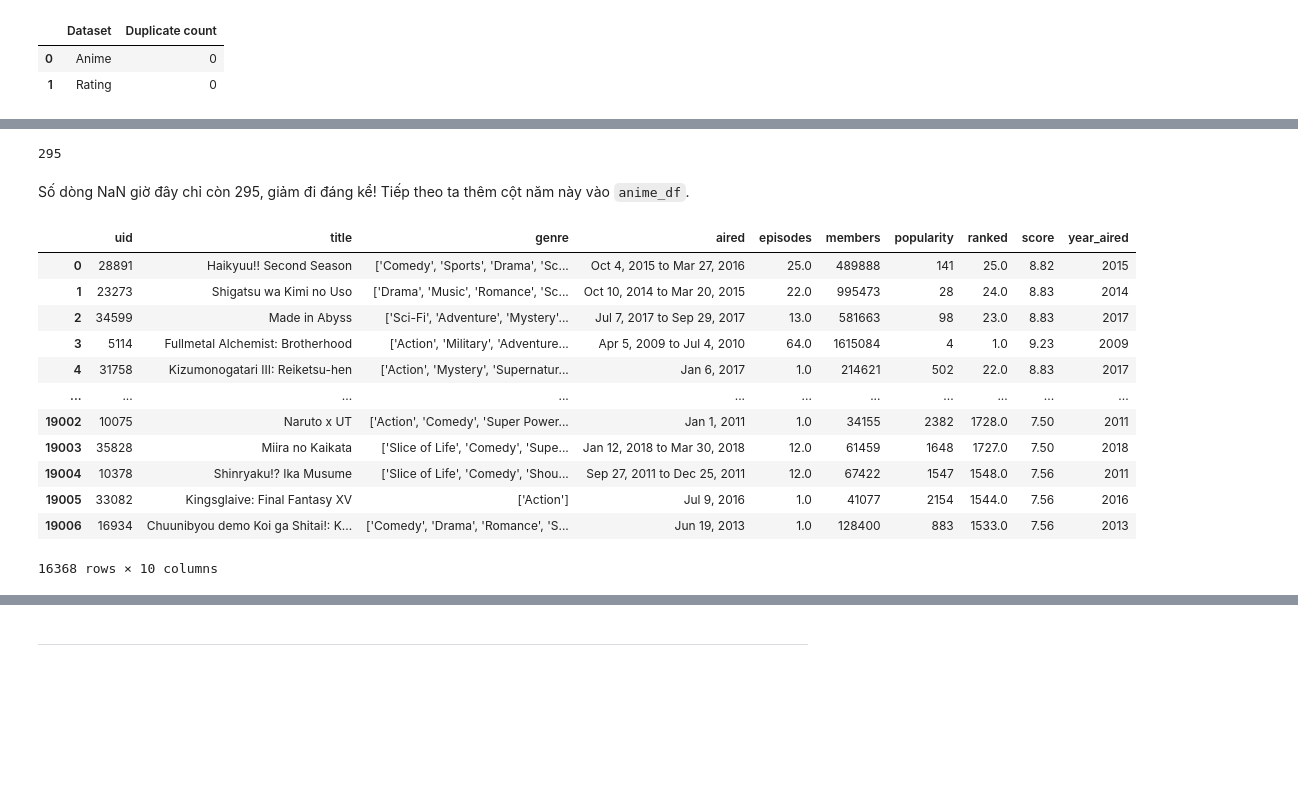
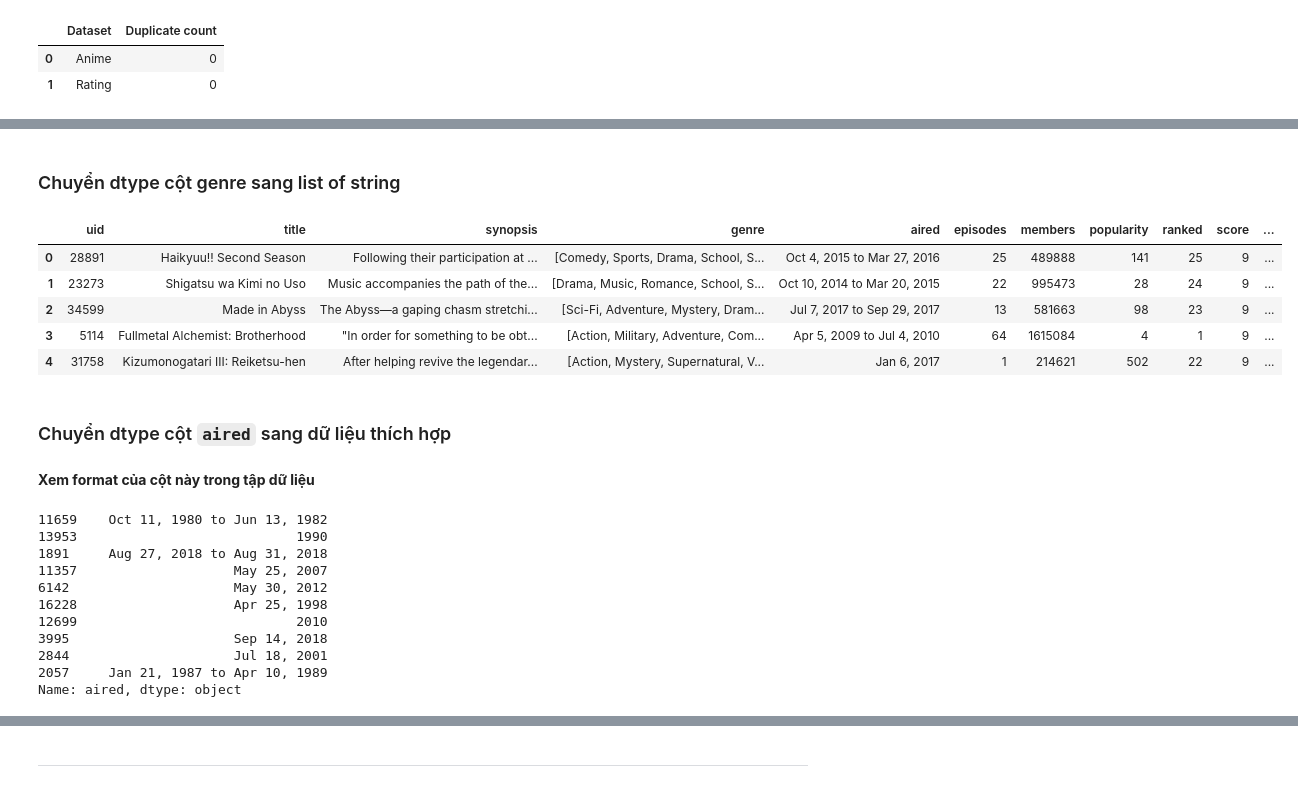
Before and after one commit to phineasla-hcmus/3.1-DS-Final, a Jupyter notebook: P4DS_FinalProject.ipynb, the cells around one changed output, grey strips where cells are left out. Cells and saved outputs as stored; diff of their text form; code cells hidden in the pictures; blank space fills up the shorter version.

```diff
--- a/P4DS_FinalProject.ipynb
+++ b/P4DS_FinalProject.ipynb
@@ -417,24 +323,30 @@ Name: aired, Length: 16368, dtype: float64
-# %%
-# Đếm số dòng không có ngày phát hành
-year_aired.isnull().sum()
-# %% [output]
-295
-# %% [markdown]
-Số dòng NaN giờ đây chỉ còn 295, giảm đi đáng kể! Tiếp theo ta thêm cột năm này vào `anime_df`.
-# %%
-anime_df['year_aired'] = year_aired
-anime_df
-# %% [output]
-|  | uid | title | genre | aired | episodes | members | popularity | ranked | score | year_aired |
-| 0 | 28891 | Haikyuu!! Second Season | ['Comedy', 'Sports', 'Drama', 'Sc... | Oct 4, 2015 to Mar 27, 2016 | 25.0 | 489888 | 141 | 25.0 | 8.82 | 2015 |
-| 1 | 23273 | Shigatsu wa Kimi no Uso | ['Drama', 'Music', 'Romance', 'Sc... | Oct 10, 2014 to Mar 20, 2015 | 22.0 | 995473 | 28 | 24.0 | 8.83 | 2014 |
-| 2 | 34599 | Made in Abyss | ['Sci-Fi', 'Adventure', 'Mystery'... | Jul 7, 2017 to Sep 29, 2017 | 13.0 | 581663 | 98 | 23.0 | 8.83 | 2017 |
-| 3 | 5114 | Fullmetal Alchemist: Brotherhood | ['Action', 'Military', 'Adventure... | Apr 5, 2009 to Jul 4, 2010 | 64.0 | 1615084 | 4 | 1.0 | 9.23 | 2009 |
-| 4 | 31758 | Kizumonogatari III: Reiketsu-hen | ['Action', 'Mystery', 'Supernatur... | Jan 6, 2017 | 1.0 | 214621 | 502 | 22.0 | 8.83 | 2017 |
-| ... | ... | ... | ... | ... | ... | ... | ... | ... | ... | ... |
-| 19002 | 10075 | Naruto x UT | ['Action', 'Comedy', 'Super Power... | Jan 1, 2011 | 1.0 | 34155 | 2382 | 1728.0 | 7.50 | 2011 |
-| 19003 | 35828 | Miira no Kaikata | ['Slice of Life', 'Comedy', 'Supe... | Jan 12, 2018 to Mar 30, 2018 | 12.0 | 61459 | 1648 | 1727.0 | 7.50 | 2018 |
-| 19004 | 10378 | Shinryaku!? Ika Musume | ['Slice of Life', 'Comedy', 'Shou... | Sep 27, 2011 to Dec 25, 2011 | 12.0 | 67422 | 1547 | 1548.0 | 7.56 | 2011 |
-| 19005 | 33082 | Kingsglaive: Final Fantasy XV | ['Action'] | Jul 9, 2016 | 1.0 | 41077 | 2154 | 1544.0 | 7.56 | 2016 |
-| 19006 | 16934 | Chuunibyou demo Koi ga Shitai!: K... | ['Comedy', 'Drama', 'Romance', 'S... | Jun 19, 2013 | 1.0 | 128400 | 883 | 1533.0 | 7.56 | 2013 |
-16368 rows × 10 columns
+# %% [markdown]
+### Chuyển dtype cột genre sang list of string
+# %%
+anime_df['genre'] = anime_df.apply({'genre':ast.literal_eval})
+anime_df.head()
+# %% [output]
+|  | uid | title | synopsis | genre | aired | episodes | members | popularity | ranked | score | ... |
+| 0 | 28891 | Haikyuu!! Second Season | Following their participation at ... | [Comedy, Sports, Drama, School, S... | Oct 4, 2015 to Mar 27, 2016 | 25 | 489888 | 141 | 25 | 9 | ... |
+| 1 | 23273 | Shigatsu wa Kimi no Uso | Music accompanies the path of the... | [Drama, Music, Romance, School, S... | Oct 10, 2014 to Mar 20, 2015 | 22 | 995473 | 28 | 24 | 9 | ... |
+| 2 | 34599 | Made in Abyss | The Abyss—a gaping chasm stretchi... | [Sci-Fi, Adventure, Mystery, Dram... | Jul 7, 2017 to Sep 29, 2017 | 13 | 581663 | 98 | 23 | 9 | ... |
+| 3 | 5114 | Fullmetal Alchemist: Brotherhood | "In order for something to be obt... | [Action, Military, Adventure, Com... | Apr 5, 2009 to Jul 4, 2010 | 64 | 1615084 | 4 | 1 | 9 | ... |
+| 4 | 31758 | Kizumonogatari III: Reiketsu-hen | After helping revive the legendar... | [Action, Mystery, Supernatural, V... | Jan 6, 2017 | 1 | 214621 | 502 | 22 | 9 | ... |
+# %% [markdown]
+### Chuyển dtype cột `aired` sang dữ liệu thích hợp
+# %% [markdown]
+**Xem format của cột này trong tập dữ liệu**
+# %%
+anime_df['aired'].sample(10)
+# %% [output]
+11659    Oct 11, 1980 to Jun 13, 1982
+13953                            1990
+1891     Aug 27, 2018 to Aug 31, 2018
+11357                    May 25, 2007
+6142                     May 30, 2012
+16228                    Apr 25, 1998
+12699                            2010
+3995                     Sep 14, 2018
+2844                     Jul 18, 2001
+2057     Jan 21, 1987 to Apr 10, 1989
+Name: aired, dtype: object
```
Also changed, not shown: parts of 28 cells of this notebook.
